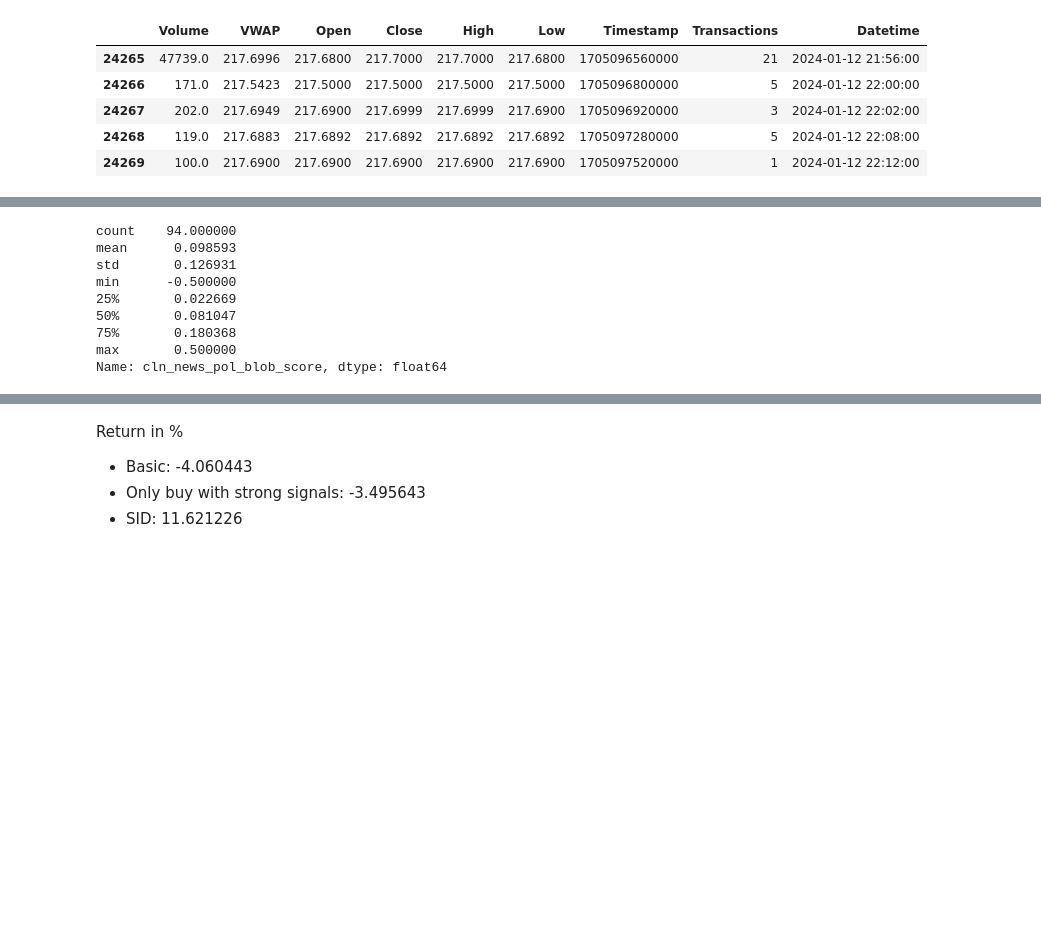
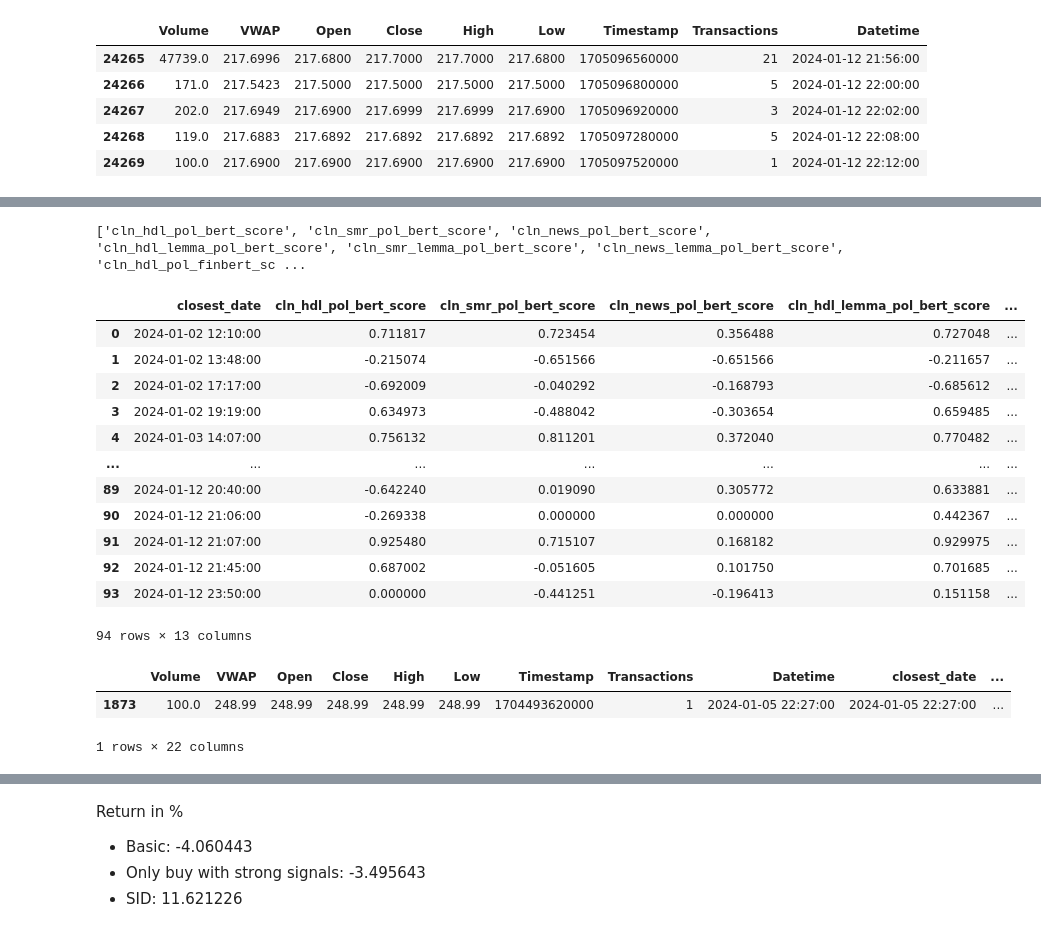
Before and after one commit to yiqwan/stock-forecast-with-sentiment, a Jupyter notebook: notebooks/trading.ipynb, the cells around one changed output, grey strips where cells are left out. Cells and saved outputs as stored; diff of their text form; code cells hidden in the pictures; blank space fills up the shorter version.

```diff
--- a/notebooks/trading.ipynb
+++ b/notebooks/trading.ipynb
@@ -293,4 +326,50 @@ df9.sort_values(by='datetime2')
 #     return df1
 
 # drop_na(df9).head()
+# %%
+techs = ['sentic', 'blob', 'sid', 'bert', 'finbert']
+cols = ['cln_hdl', 'cln_smr', 'cln_news',
+        'cln_hdl_lemma', 'cln_smr_lemma', 'cln_news_lemma']
+
+col_list = []
+for tech in techs:
+    for col in cols:
+        col_name = f'{col}_pol_{tech}_score'
+        if col_name in df9.columns:
+            col_list.append(col_name)
+print(col_list)
+# %% [output]
+['cln_hdl_pol_bert_score', 'cln_smr_pol_bert_score', 'cln_news_pol_bert_score', 'cln_hdl_lemma_pol_bert_score', 'cln_smr_lemma_pol_bert_score', 'cln_news_lemma_pol_bert_score', 'cln_hdl_pol_finbert_sc ...
+# %%
+df_list = []
+
+for col_name in col_list:
+    tmp = df9.groupby('closest_date', as_index=False)[col_name].mean().reset_index(drop=True)
+    df_list.append(tmp)
+# print(df_list)
+
+# # Assumes df_list has at least two elements
+# merged = df_list[0]
+# for i in range(1, len(df_list)):
+#     merged = pd.merge(left=merged, right=df_list[i], on='closest_date', how='inner')
+# merged
+
+from functools import reduce
+# A simpler implementation
+merged = reduce(lambda left, right: pd.merge(left, right, on='closest_date', how='inner'), df_list)
+merged
+# %% [output]
+|  | closest_date | cln_hdl_pol_bert_score | cln_smr_pol_bert_score | cln_news_pol_bert_score | cln_hdl_lemma_pol_bert_score | ... |
+| 0 | 2024-01-02 12:10:00 | 0.711817 | 0.723454 | 0.356488 | 0.727048 | ... |
+| 1 | 2024-01-02 13:48:00 | -0.215074 | -0.651566 | -0.651566 | -0.211657 | ... |
+| 2 | 2024-01-02 17:17:00 | -0.692009 | -0.040292 | -0.168793 | -0.685612 | ... |
+| 3 | 2024-01-02 19:19:00 | 0.634973 | -0.488042 | -0.303654 | 0.659485 | ... |
+| 4 | 2024-01-03 14:07:00 | 0.756132 | 0.811201 | 0.372040 | 0.770482 | ... |
+| ... | ... | ... | ... | ... | ... | ... |
+| 89 | 2024-01-12 20:40:00 | -0.642240 | 0.019090 | 0.305772 | 0.633881 | ... |
+| 90 | 2024-01-12 21:06:00 | -0.269338 | 0.000000 | 0.000000 | 0.442367 | ... |
+| 91 | 2024-01-12 21:07:00 | 0.925480 | 0.715107 | 0.168182 | 0.929975 | ... |
+| 92 | 2024-01-12 21:45:00 | 0.687002 | -0.051605 | 0.101750 | 0.701685 | ... |
+| 93 | 2024-01-12 23:50:00 | 0.000000 | -0.441251 | -0.196413 | 0.151158 | ... |
+94 rows × 13 columns
 # %%
@@ -303,13 +377,7 @@ merged2 = pd.merge(tick, df10, left_on='Datetime', right_on='closest_date', how=
 merged2.reset_index(inplace=True, drop=True)
-# %%
-merged2[COL].describe()
-# %% [output]
-count    94.000000
-mean      0.098593
-std       0.126931
-min      -0.500000
-25%       0.022669
-50%       0.081047
-75%       0.180368
-max       0.500000
-Name: cln_news_pol_blob_score, dtype: float64
+# %%
+merged2[merged2.index == 1873]
+# %% [output]
+|  | Volume | VWAP | Open | Close | High | Low | Timestamp | Transactions | Datetime | closest_date | ... |
+| 1873 | 100.0 | 248.99 | 248.99 | 248.99 | 248.99 | 248.99 | 1704493620000 | 1 | 2024-01-05 22:27:00 | 2024-01-05 22:27:00 | ... |
+1 rows × 22 columns
```
Also changed, not shown: parts of 9 cells of this notebook.
